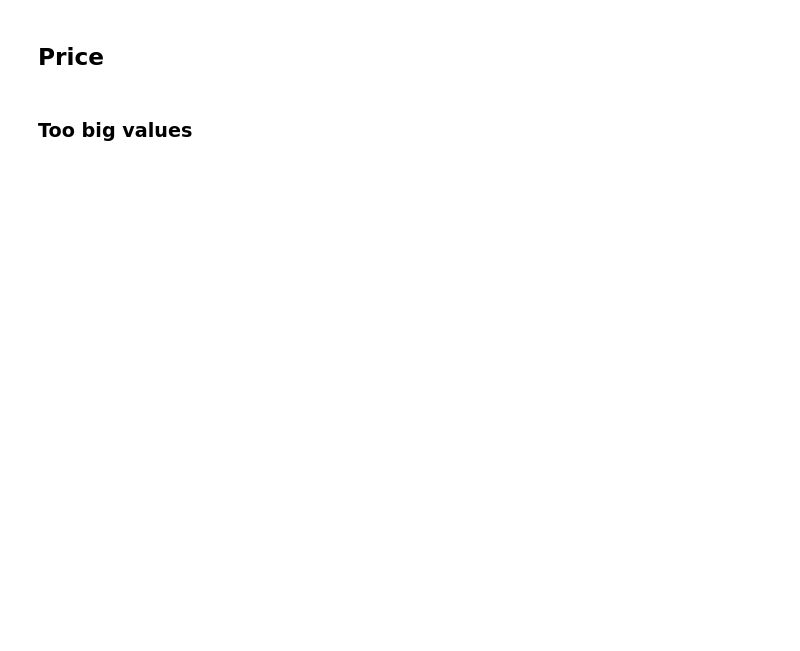
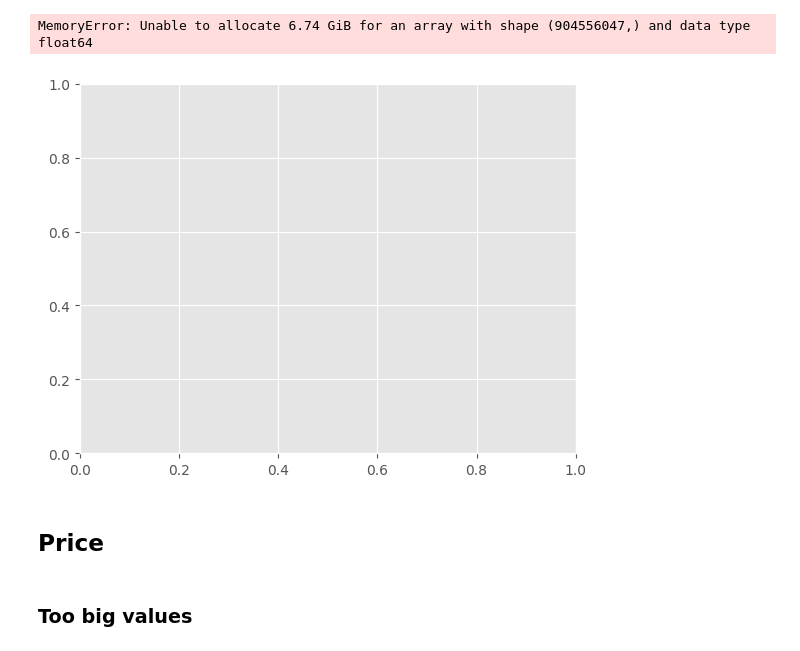
Before and after one commit to CarJung/Uni, a Jupyter notebook: Warsaw_flats/Data_enginering.ipynb, the cells around one changed output. Drawn from its saved outputs; the diff is of its cells as text; code cells hidden in the pictures; blank space fills up the shorter version.

```diff
--- a/Warsaw_flats/Data_enginering.ipynb
+++ b/Warsaw_flats/Data_enginering.ipynb
@@ -14,6 +14,19 @@ data.head()
 | 4 | 4 | Warszawa, Praga-Południe, Saska K... | 1700000.0 | 91.5 | 4 | wtórny | 1939 | nie | balkon, ogródek | 1/3 | ... |
 # %%
 data.drop(['Unnamed: 0'], axis = 1, inplace=True)
+# %%
+import matplotlib.pyplot as plt
+import seaborn as sns
+plt.style.use('ggplot')
+#fig, ax = plt.subplots(3,figsize=(19,10))
+#fig.suptitle('Distribution of columns')
+
+#sns.histplot(data, x ='Price', discrete=True)
+#sns.histplot(data, x ='Space', discrete=True)
+#sns.histplot(data, x ='Rooms', discrete=True)
+# %% [output]
+MemoryError: Unable to allocate 6.74 GiB for an array with shape (904556047,) and data type float64
+[figure, added]
 # %% [markdown]
 ## Price
 # %% [markdown]
```
Also changed, not shown: 3 other files.
